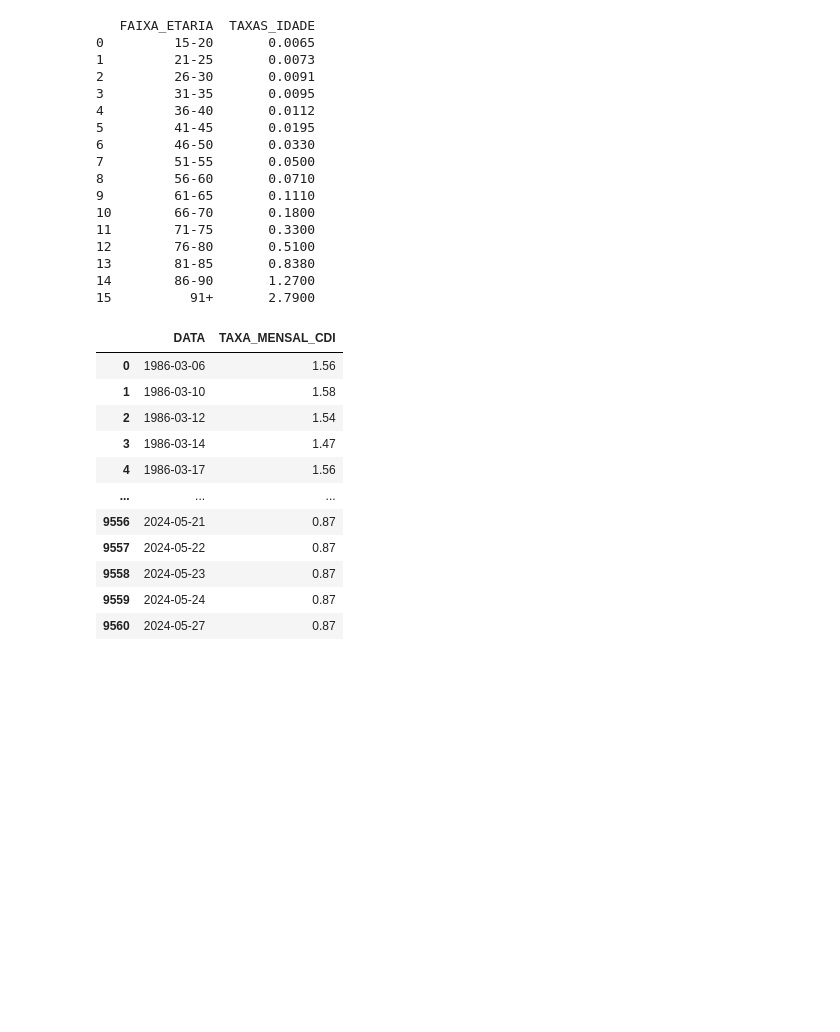
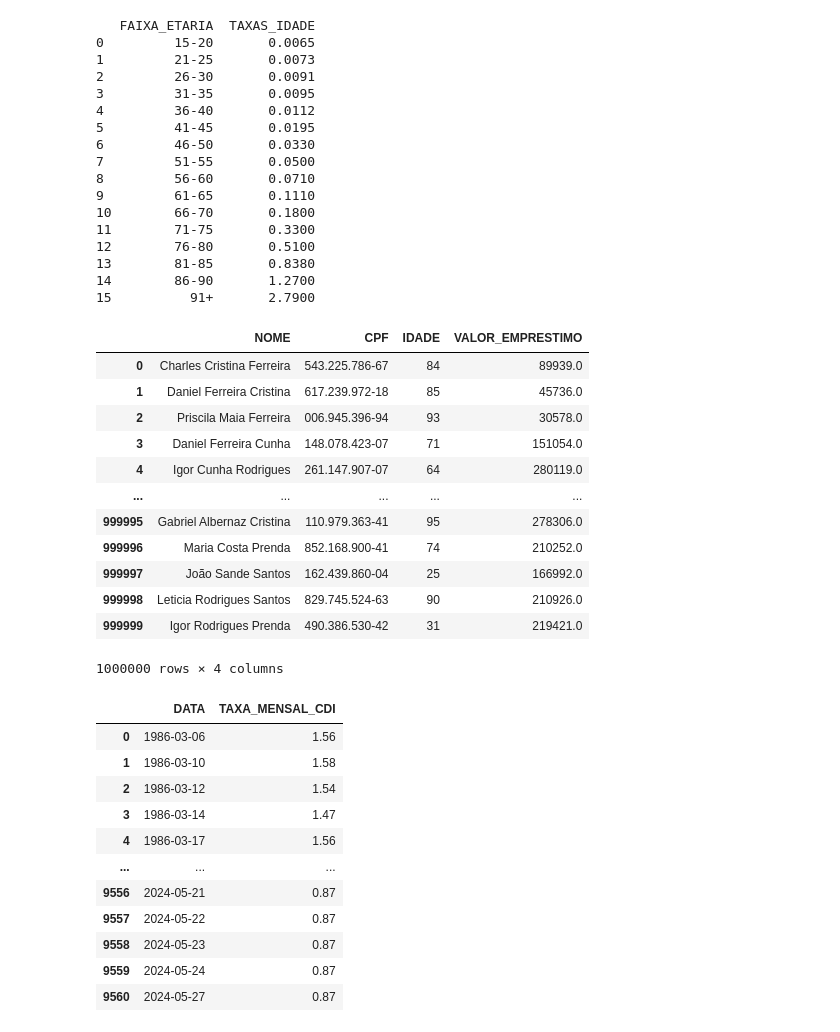
Before and after one commit to Marcelo-Prenda/TCC_Auditoria_Continua, a Jupyter notebook: criacao_data_base.ipynb, the cells around one changed output. Saved outputs shown, nothing was run; the diff lists cells and outputs as text; code cells hidden in the pictures; blank space fills up the shorter version.

```diff
--- a/criacao_data_base.ipynb
+++ b/criacao_data_base.ipynb
@@ -130,6 +132,22 @@ for _ in range(1000000):
 
 # Criando o DataFrame com os dados
 df = pd.DataFrame(dados, columns=['NOME','CPF','IDADE', 'VALOR_EMPRESTIMO'])
+# %%
+df
+# %% [output]
+|  | NOME | CPF | IDADE | VALOR_EMPRESTIMO |
+| 0 | Charles Cristina Ferreira | 543.225.786-67 | 84 | 89939.0 |
+| 1 | Daniel Ferreira Cristina | 617.239.972-18 | 85 | 45736.0 |
+| 2 | Priscila Maia Ferreira | 006.945.396-94 | 93 | 30578.0 |
+| 3 | Daniel Ferreira Cunha | 148.078.423-07 | 71 | 151054.0 |
+| 4 | Igor Cunha Rodrigues | 261.147.907-07 | 64 | 280119.0 |
+| ... | ... | ... | ... | ... |
+| 999995 | Gabriel Albernaz Cristina | 110.979.363-41 | 95 | 278306.0 |
+| 999996 | Maria Costa Prenda | 852.168.900-41 | 74 | 210252.0 |
+| 999997 | João Sande Santos | 162.439.860-04 | 25 | 166992.0 |
+| 999998 | Leticia Rodrigues Santos | 829.745.524-63 | 90 | 210926.0 |
+| 999999 | Igor Rodrigues Prenda | 490.386.530-42 | 31 | 219421.0 |
+1000000 rows × 4 columns
 # %%
 cdi = pd.read_csv('https://api.bcb.gov.br/dados/serie/bcdata.sgs.4389/dados?formato=csv', sep=';')
 cdi['DATA'] = pd.to_datetime(cdi['data'], format='%d/%m/%Y')
```
Also changed, not shown: parts of 8 cells of this notebook.
